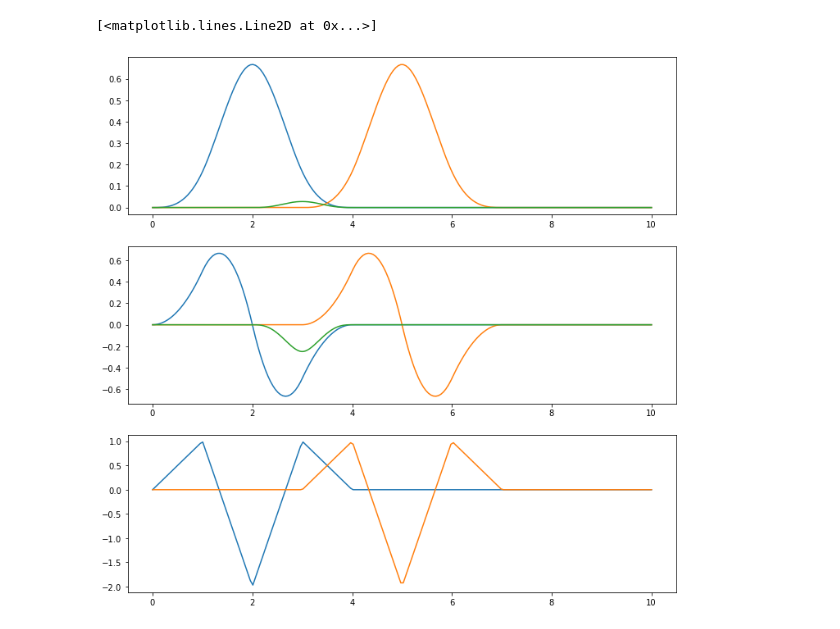
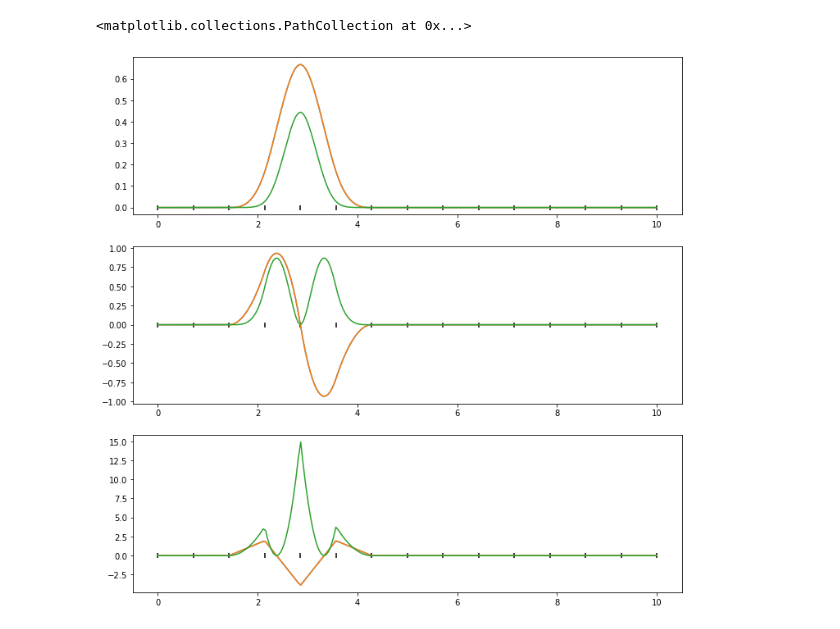
Before and after one commit to HJakeCunningham/GPBasisFunctions, a Jupyter notebook: Data_driven_orthogonal_basis_selection/experiments/recursion.ipynb, the cells around one changed output. Cells and saved outputs as stored; diff of their text form; code cells hidden in the pictures.

```diff
--- a/Data_driven_orthogonal_basis_selection/experiments/recursion.ipynb
+++ b/Data_driven_orthogonal_basis_selection/experiments/recursion.ipynb
@@ -171,8 +249,6 @@ class B_Splines:
 
         return G
 # %%
-knots = np.linspace(0,10,11)
+knots = np.linspace(0,10,40)
 p = 3
 BS = B_Splines(knots, p)
-
-BS.gram_matrix(1,1)
@@ -199,26 +275,35 @@ print(IP)
 # %%
 x, basis = BS.generate_basis_p()
 x, grad_basis_1 = BS.generate_grad_basis_p(1)
 x, grad_basis_2 = BS.generate_grad_basis_p(2)
 
 # for i in range(len(knots)-p-1):
 #     plt.plot(x, basis[:,i])
 
 fig = plt.figure(figsize=(12,12))
 
+i = 2
+j = 2
+
 ax1 = plt.subplot(311)
-ax1.plot(x, basis[:,0])
-ax1.plot(x, basis[:,3])
-ax1.plot(xs, i2)
+ax1.plot(x, basis[:,i])
+ax1.plot(x, basis[:,j])
+ax1.plot(x, np.multiply(basis[:,i], basis[:,j]))
+ax1.scatter(knots, np.zeros(len(knots)), marker='|', color='black')
+#ax1.plot(xs, i2)
 
 ax2 = plt.subplot(312)
-ax2.plot(x, grad_basis_1[:,0])
-ax2.plot(x, grad_basis_1[:,3])
-ax2.plot(xs, i1)
+ax2.plot(x, grad_basis_1[:,i])
+ax2.plot(x, grad_basis_1[:,j])
+ax2.plot(x, np.multiply(grad_basis_1[:,j], grad_basis_1[:,i]))
+ax2.scatter(knots, np.zeros(len(knots)), marker='|', color='black')
+#ax2.plot(xs, i1)
 
 ax3 = plt.subplot(313)
-ax3.plot(x, grad_basis_2[:,0])
-ax3.plot(x, grad_basis_2[:,3])
+ax3.plot(x, grad_basis_2[:,i])
+ax3.plot(x, grad_basis_2[:,j])
+ax3.plot(x, np.multiply(grad_basis_2[:,i], grad_basis_2[:,j]))
+ax3.scatter(knots, np.zeros(len(knots)), marker='|', color='black')
 # %% [output]
-[<matplotlib.lines.Line2D at 0x...>]
+<matplotlib.collections.PathCollection at 0x...>
-[figure, old version]
+[figure, new version]
```
Also changed, not shown: parts of 7 cells of this notebook, 7 other files.
